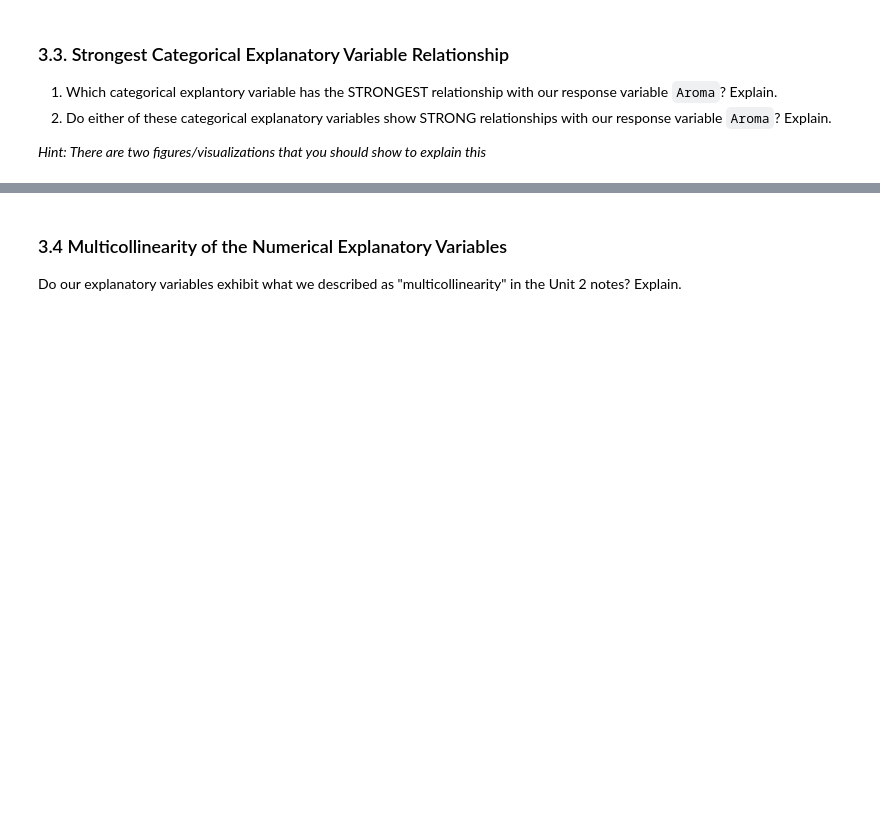
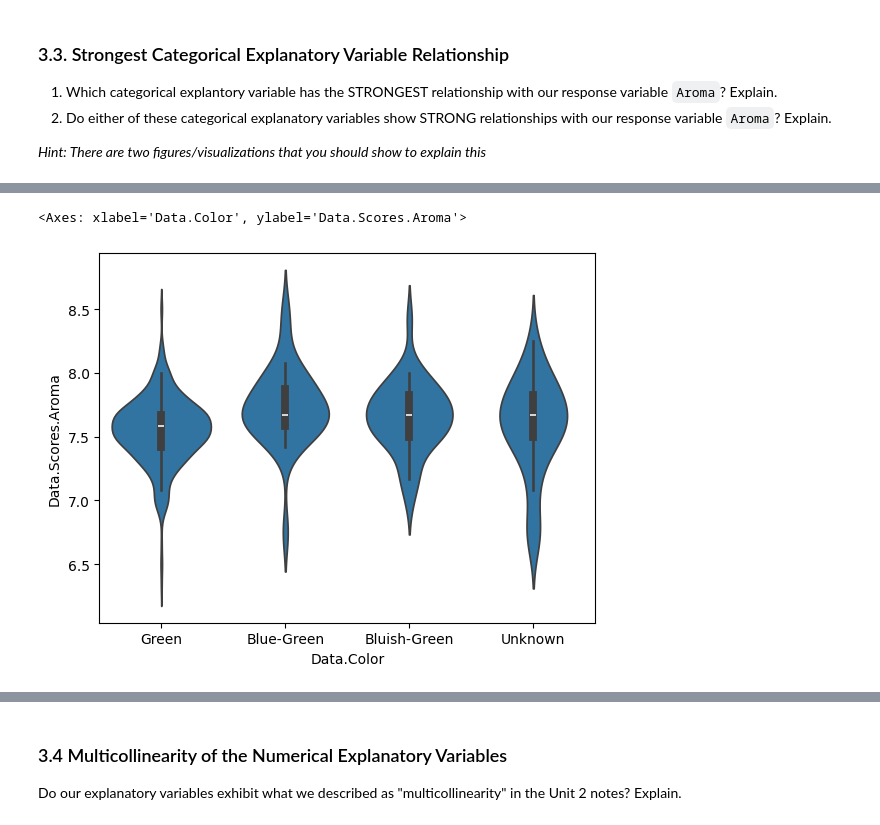
Before and after one commit to ryguy2k4/stat207, a Jupyter notebook: lab_03/lab_03_individual.ipynb, the cells around one changed output, grey strips where cells are left out. Cells and saved outputs as stored; diff of their text form; code cells hidden in the pictures; blank space fills up the shorter version.

```diff
--- a/lab_03/lab_03_individual.ipynb
+++ b/lab_03/lab_03_individual.ipynb
@@ -236,0 +247,5 @@ plt.show()
+# %%
+sns.violinplot(x="Data.Color",y="Data.Scores.Aroma",data=df3)
+# %% [output]
+<Axes: xlabel='Data.Color', ylabel='Data.Scores.Aroma'>
+[figure, added]
```
Also changed, not shown: parts of 16 cells of this notebook.
